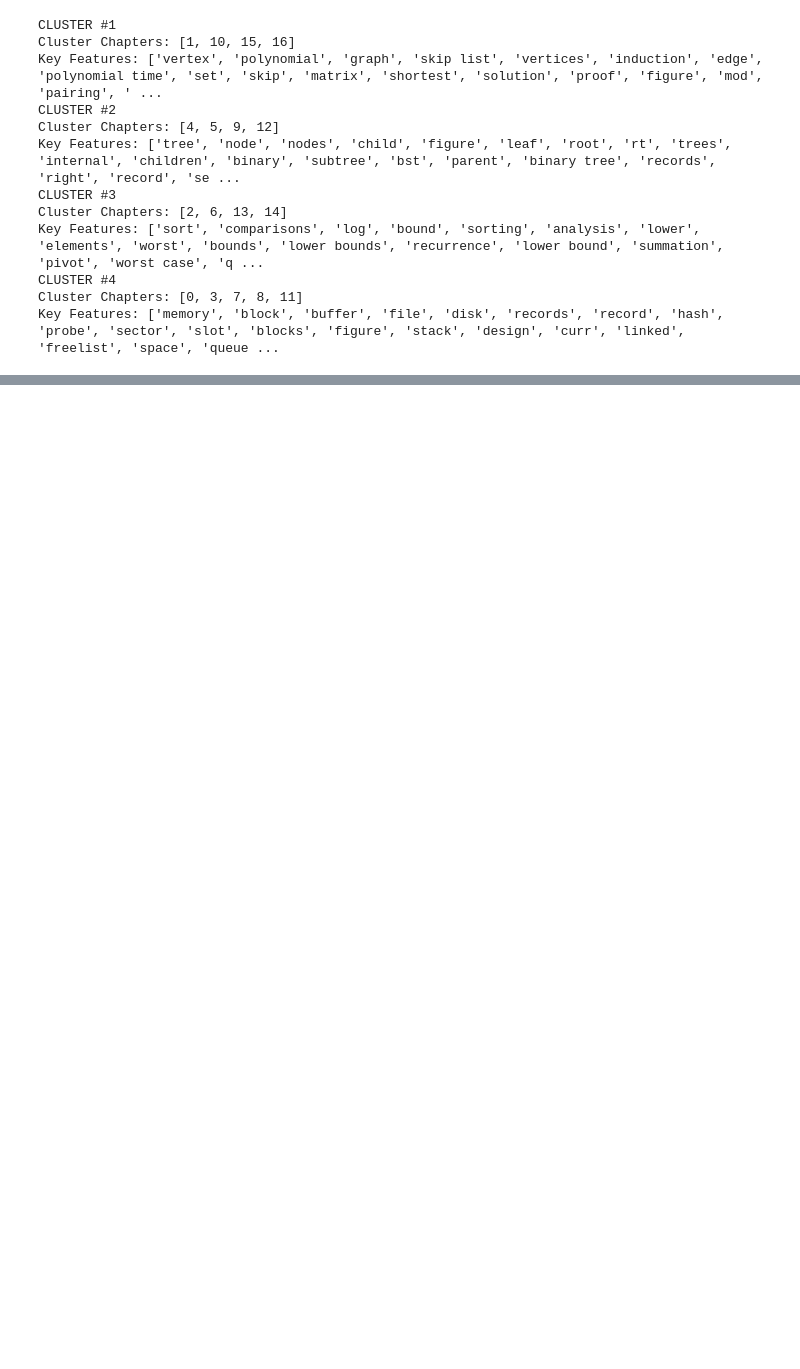
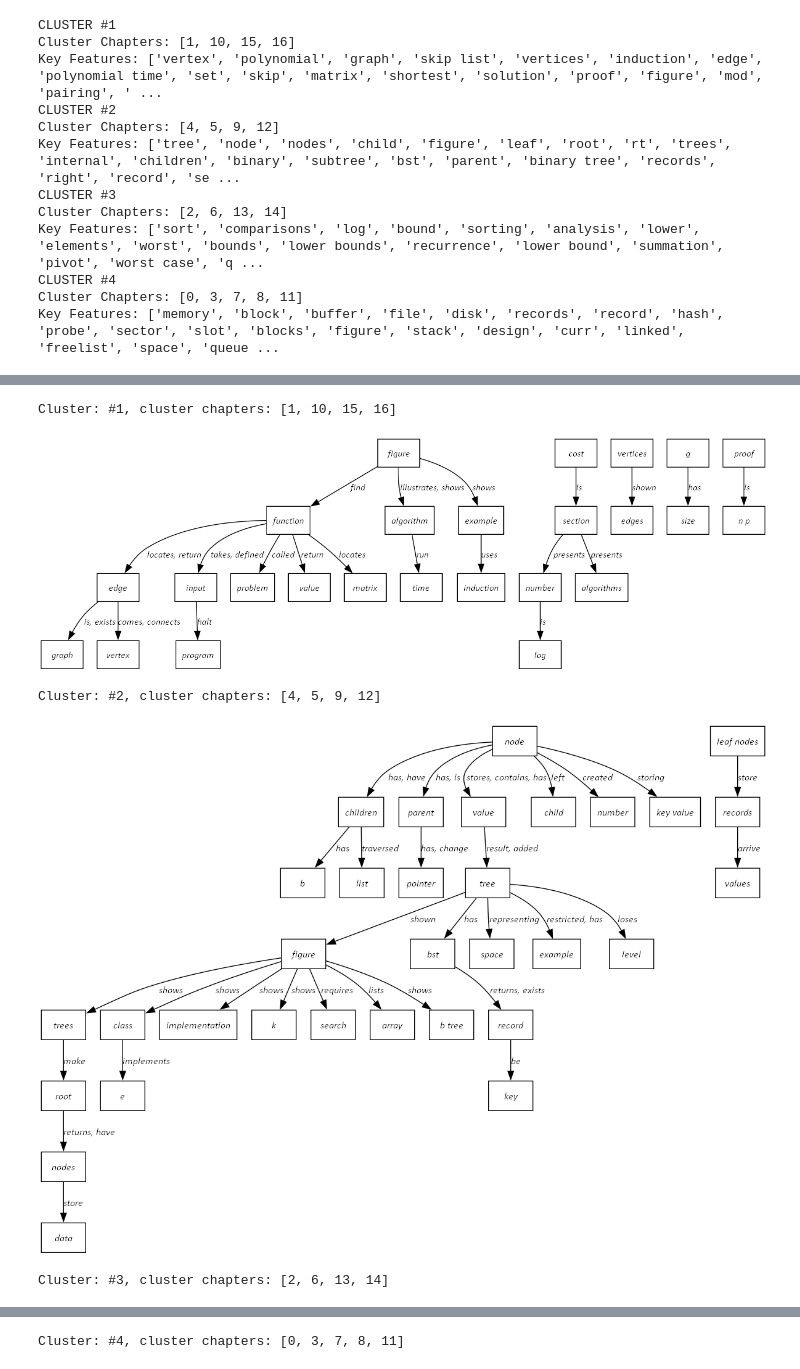
Before and after one commit to zhutchens/hierarchical_clustering, a Jupyter notebook: concept_hierarchies/data_structures_modeling.ipynb, the cells around one changed output, grey strips where cells are left out. Saved outputs shown, nothing was run; the diff lists cells and outputs as text; code cells hidden in the pictures; blank space fills up the shorter version.

```diff
--- a/concept_hierarchies/data_structures_modeling.ipynb
+++ b/concept_hierarchies/data_structures_modeling.ipynb
@@ -170,0 +109,56 @@ for cluster in range(1, num_topics + 1):
+# %%
+# Run for each cluster
+for cluster in range(1, num_topics + 1):
+    print(f'Cluster: #{cluster}, cluster chapters: {clusters[cluster]}')
+
+    text_per_chapter = []
+    for idx in clusters[cluster]:
+        text_per_chapter.append(chapter_texts[idx])
+
+    tf_idf_pre_filtering = get_word_types_with_tf_idf(
+        text_per_chapter,
+        "tf",
+        skip_stopwords=True,
+        include_verbs=False,
+        include_determiners=False,
+        include_pronouns=False,
+        include_adverbs=False,
+        include_numbers=False
+    )
+
+    #print(tf_idf_pre_filtering.head(50))
+
+    top_n_words = tf_idf_pre_filtering.head(50)["word"].values
+
+    all_verses = []
+    for idx in clusters[cluster]:
+        all_verses.extend(sentences_per_chapter[idx])
+
+    directed_relations, relations_to_verbs = get_directed_relations(
+        top_n_words=top_n_words,
+        all_verses=all_verses,
+        verbose=False,
+    )
+
+    ordered_directed_relations = order_directed_relations(
+        directed_relations=directed_relations,
+        tf_idf_pre_filtering=tf_idf_pre_filtering,
+        order_by="product",
+        include_ordering_wrt_occurences=True,
+        verbose=False,
+    )
+
+    ontology_hierarchy, words_with_parents = construct_ontology_hierarchy(
+        ordered_directed_relations=ordered_directed_relations,
+    )
+
+    draw_hierarchy_tree_from_ontology(
+        ontological_hierarchy=ontology_hierarchy,
+        relations_to_verbs=relations_to_verbs
+    )
+# %% [output]
+Cluster: #1, cluster chapters: [1, 10, 15, 16]
+[figure, added]
+Cluster: #2, cluster chapters: [4, 5, 9, 12]
+[figure, added]
+Cluster: #3, cluster chapters: [2, 6, 13, 14]
@@ -170,0 +166 @@ for cluster in range(1, num_topics + 1):
+Cluster: #4, cluster chapters: [0, 3, 7, 8, 11]
```
Also changed, not shown: parts of 9 cells of this notebook, 1 other file.
